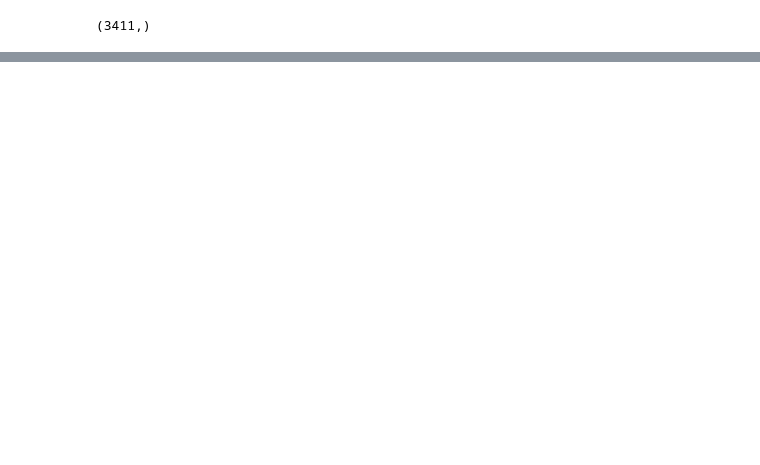
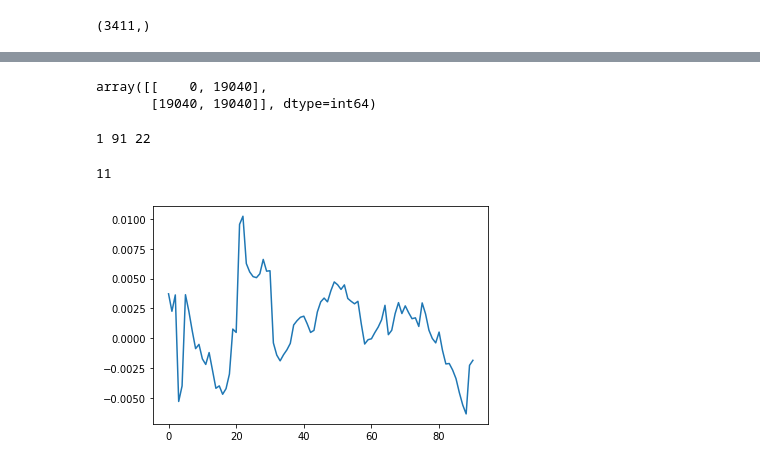
Before and after one commit to Majkil/Artefact, a Jupyter notebook: Model Training.ipynb, the cells around one changed output, grey strips where cells are left out. Drawn from its saved outputs; the diff is of its cells as text; code cells hidden in the pictures; blank space fills up the shorter version.

```diff
--- a/Model Training.ipynb
+++ b/Model Training.ipynb
@@ -348,0 +415,5 @@ raw_audio.shape
+# %%
+audio , sr = librosa.load(clips[5235],22000)
+transcription = load_clip_transcription(clips[5235])
+print(len(audio), transcription , len(transcription.split(" ")))
+ipd.Audio(audio,rate=sr)
@@ -348,0 +423,10 @@ raw_audio.shape
+# %%
+segments = Split(audio,hop_length=hop_length,frame_length=frame_length,sr= sr)
+# %%
+segment = segments[8]
+s,e = segment[0],segment[1]
+seg_au =audio[s:e]
+transcription_pred = transcribe_audio_fb(audio=seg_au)
+graphemes = all_phones_to_array(transcription_pred)
+print(transcription_pred, graphemes)
+ipd.Audio(seg_au[0:19040],rate=sr)
@@ -348,0 +436,22 @@ raw_audio.shape
+# %%
+Split3(seg_au, hop_length,sr,60)
+# %% [output]
+array([[    0, 19040],
+       [19040, 19040]], dtype=int64)
+# %%
+sec_energy = librosa.feature.rms(np.abs(seg_au), hop_length=hop_length)[0]
+sec_energy = librosa.effects.preemphasis(sec_energy)
+mins = signal.argrelextrema(sec_energy, np.less)[0]
+other = signal.argrelmin(sec_energy)
+
+
+plt.plot(sec_energy[mins])
+mins2 = signal.argrelmin(sec_energy[mins])[0]
+print(len(other), len(mins), len(mins2))
+#mins2[0][1]
+np.where(sec_energy== sec_energy[mins2[3]])
+mins2[3]
+# %% [output]
+1 91 22
+11
+[figure, added]
```
Also changed, not shown: parts of 25 cells of this notebook, 20 other files.
